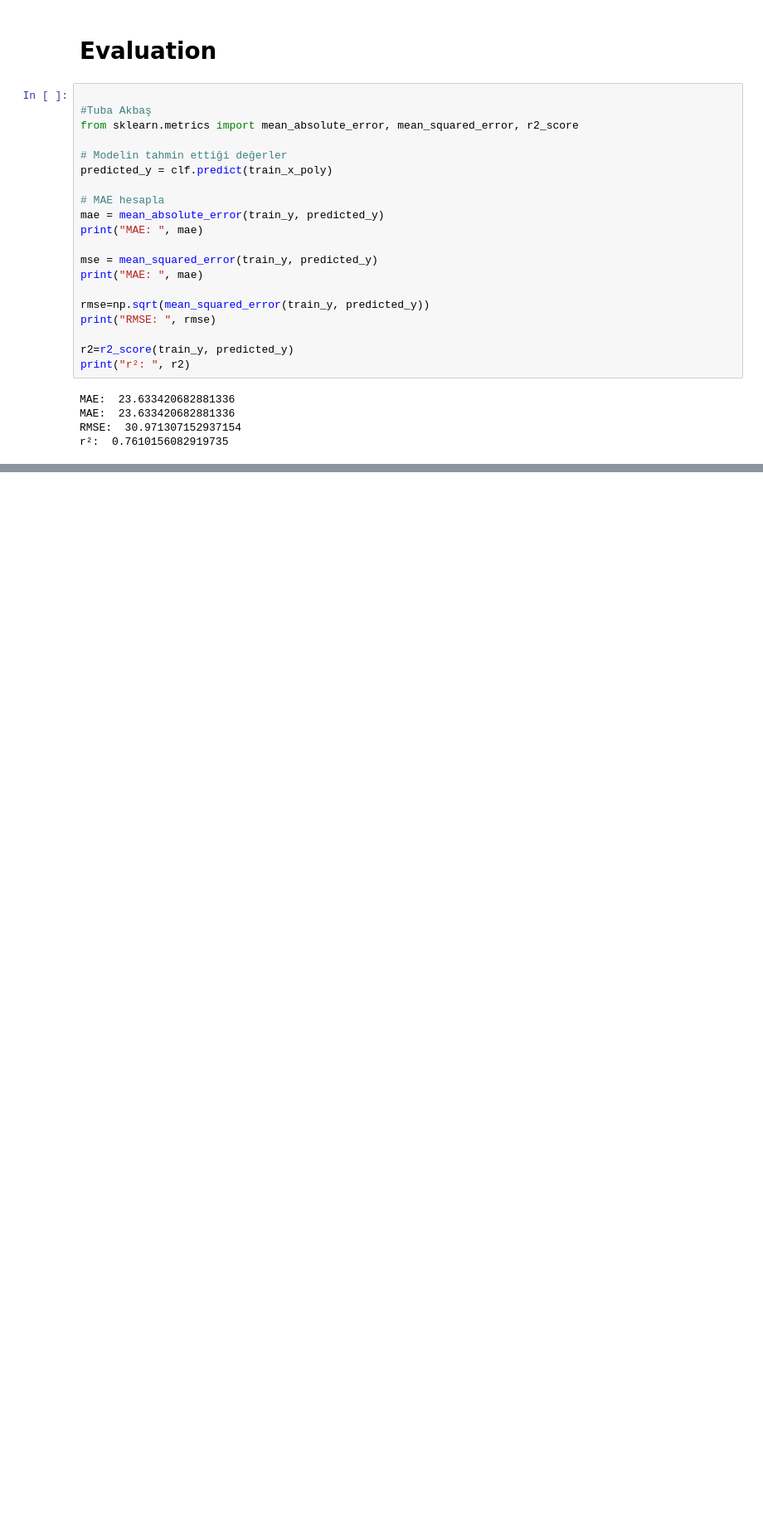
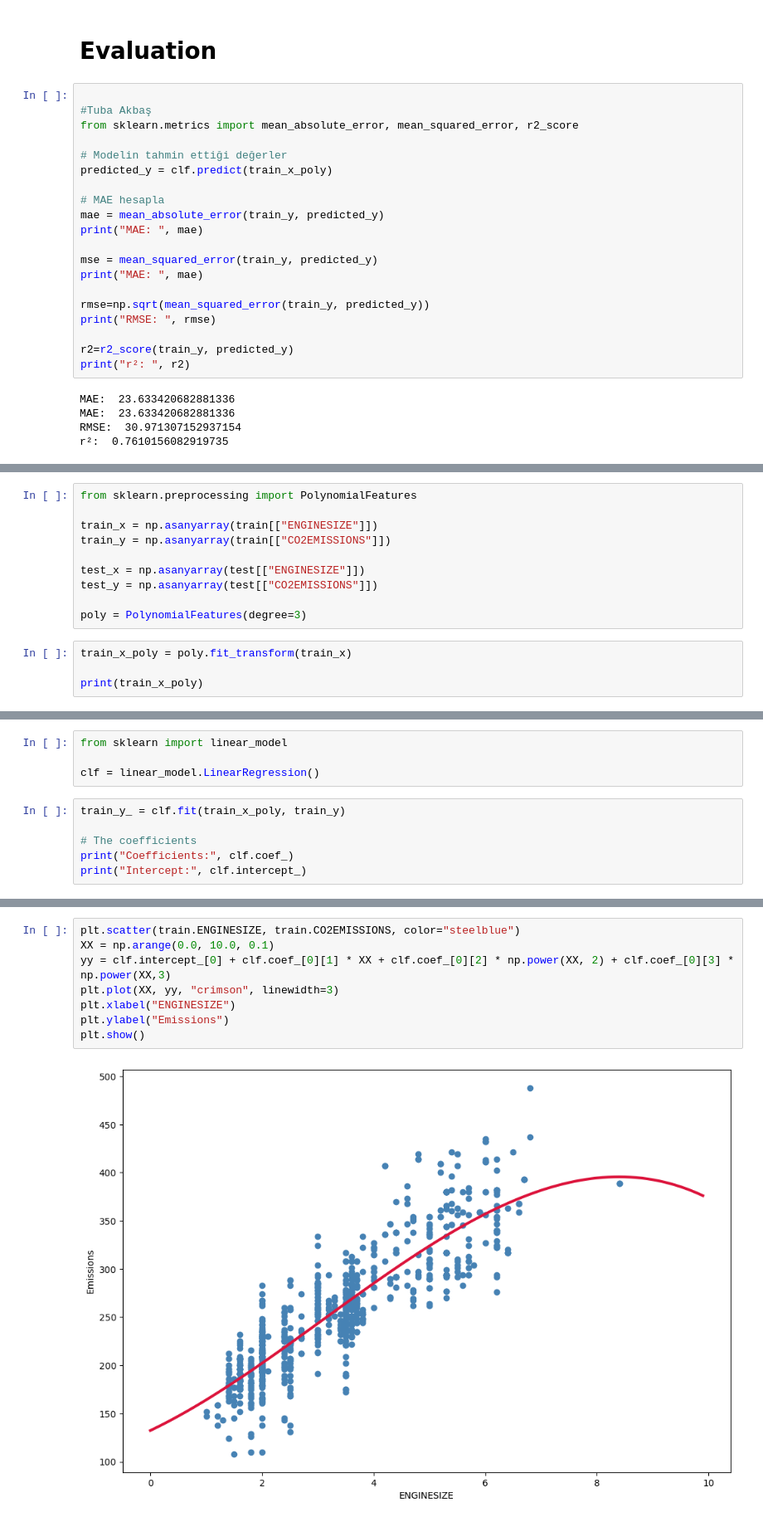
Before and after one commit to zehranurr/AdaLovelaceAkademi_Project-DataScience, a Jupyter notebook: week7/7-polynomial-regression.ipynb, the cells around one changed output, grey strips where cells are left out. Shown: that part at 83% size. Saved outputs shown, nothing was run; the diff lists cells and outputs as text; blank space fills up the shorter version.

```diff
--- a/week7/7-polynomial-regression.ipynb
+++ b/week7/7-polynomial-regression.ipynb
@@ -142,0 +159,14 @@ r²:  0.7610156082919735
+# %%
+from sklearn.preprocessing import PolynomialFeatures
+
+train_x = np.asanyarray(train[["ENGINESIZE"]])
+train_y = np.asanyarray(train[["CO2EMISSIONS"]])
+
+test_x = np.asanyarray(test[["ENGINESIZE"]])
+test_y = np.asanyarray(test[["CO2EMISSIONS"]])
+
+poly = PolynomialFeatures(degree=3)
+# %%
+train_x_poly = poly.fit_transform(train_x)
+
+print(train_x_poly)
@@ -142,0 +181,10 @@ r²:  0.7610156082919735
+# %%
+from sklearn import linear_model
+
+clf = linear_model.LinearRegression()
+# %%
+train_y_ = clf.fit(train_x_poly, train_y)
+
+# The coefficients
+print("Coefficients:", clf.coef_)
+print("Intercept:", clf.intercept_)
@@ -142,0 +194,10 @@ r²:  0.7610156082919735
+# %%
+plt.scatter(train.ENGINESIZE, train.CO2EMISSIONS, color="steelblue")
+XX = np.arange(0.0, 10.0, 0.1)
+yy = clf.intercept_[0] + clf.coef_[0][1] * XX + clf.coef_[0][2] * np.power(XX, 2) + clf.coef_[0][3] * np.power(XX,3)
+plt.plot(XX, yy, "crimson", linewidth=3)
+plt.xlabel("ENGINESIZE")
+plt.ylabel("Emissions")
+plt.show()
+# %% [output]
+[figure, added]
```
Also changed, not shown: parts of 6 cells of this notebook.
